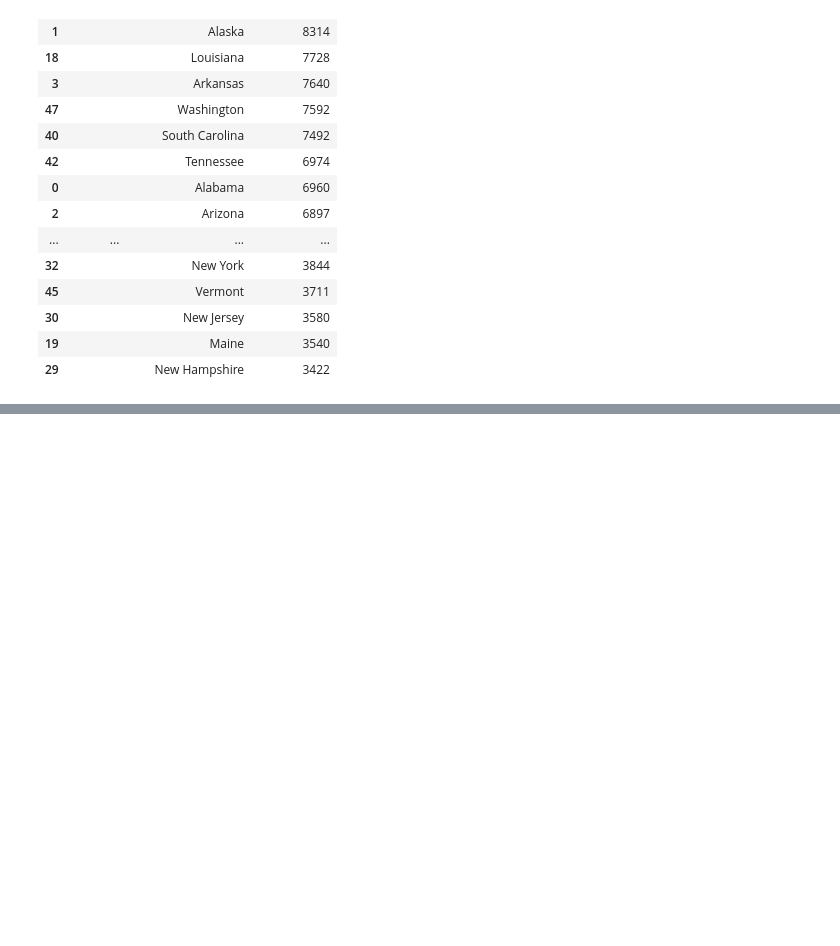
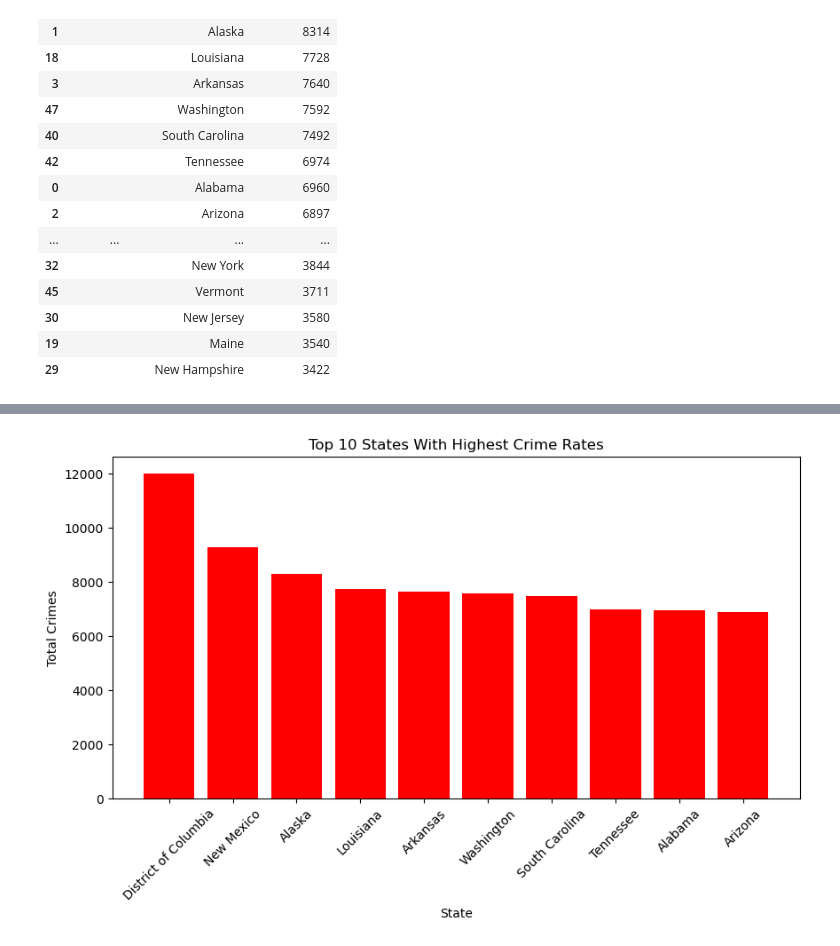
Before and after one commit to swiresjr/Project-3-Team-7-Retirement, a Jupyter notebook: Crime.ipynb, the cells around one changed output, grey strips where cells are left out. Drawn from its saved outputs; the diff is of its cells as text; code cells hidden in the pictures; blank space fills up the shorter version.

```diff
--- a/Crime.ipynb
+++ b/Crime.ipynb
@@ -164,0 +178,12 @@ crime_2016_final.to_csv('Data/Crime_stats_2016.csv', index=False)
+# %%
+highest_crime_10_states_graph = crime_2016_final.sort_values(by='Total Crimes', ascending=False).head(10)
+plt.figure(figsize=(10, 5))
+plt.bar(highest_crime_10_states_graph['State'], highest_crime_10_states_graph['Total Crimes'], color='red')
+plt.xlabel('State')
+plt.ylabel('Total Crimes')
+plt.title('Top 10 States With Highest Crime Rates')
+plt.xticks(rotation=45)
+plt.savefig('highest_crime_10_states_graph.png', dpi=100, bbox_inches = "tight")
+plt.show()
+# %% [output]
+[figure, added]
```
Also changed, not shown: parts of 2 cells of this notebook, 2 other files.
